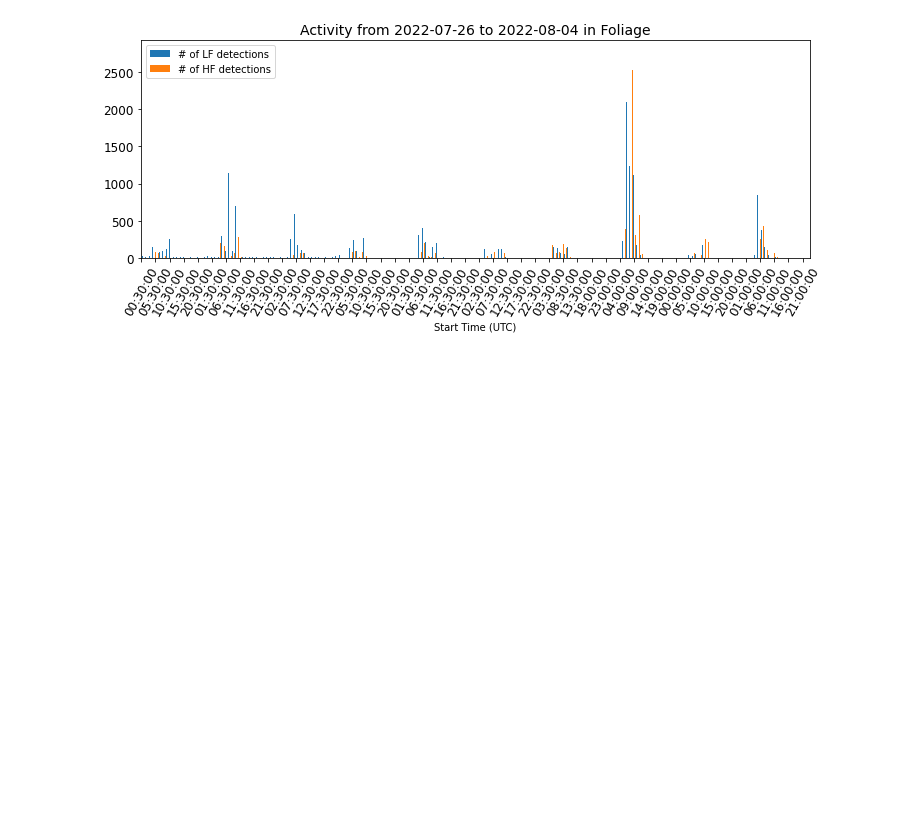
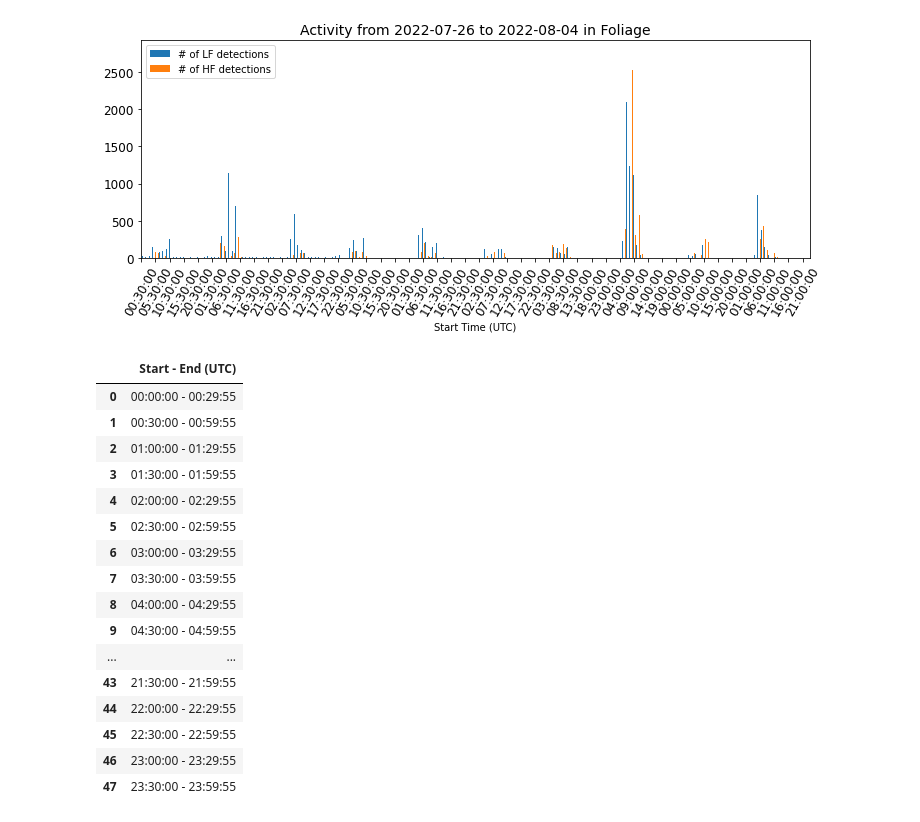
Before and after one commit to uw-echospace/ubna-field, a Jupyter notebook: notebooks/call_number_plotter.ipynb, the cells around one changed output. Cells and saved outputs as stored; diff of their text form; code cells hidden in the pictures; blank space fills up the shorter version.

```diff
--- a/notebooks/call_number_plotter.ipynb
+++ b/notebooks/call_number_plotter.ipynb
@@ -257,3 +256,49 @@ plot_separate(df_all, site_name, save=False)
 plot_total(df_all, site_name, save=True)
 # %% [output]
 [figure]
+# %%
+# detection_dir is the recover-DATE-UNIT_NUM-detect folder where our detections are.
+detection_dir = f"detections/{recover_folder}"
+
+# Construct path object linked to the directory of files for datetime-parsing
+file_dir = Path(detection_dir)
+# We use this to only extract the original file names of the recordings.
+# The detection files will be assembled below.
+sorted_files = sorted(file_dir.glob('hf_*.txt'))
+
+# Create empty DataFrame object with all the required columns
+df = pd.DataFrame(columns=["Start - End (UTC)"])
+time_row = time()
+
+# Iterate through all file paths to extract and store table information for each file
+for i in range(48):
+
+    # Extracting the datetime object from the name of each file
+    file_info = dt.combine(dt.now(), time_row)
+    time_row = (file_info+pd.DateOffset(minutes=30)).time()
+
+    s_time = file_info.time()
+    e_time = (file_info+pd.DateOffset(minutes=29, seconds=55)).time()
+
+    # Add new row with the extracted information
+    df.loc[len(df.index)] = [f"{s_time} - {e_time}"]
+
+df
+# %% [output]
+|  | Start - End (UTC) |
+| 0 | 00:00:00 - 00:29:55 |
+| 1 | 00:30:00 - 00:59:55 |
+| 2 | 01:00:00 - 01:29:55 |
+| 3 | 01:30:00 - 01:59:55 |
+| 4 | 02:00:00 - 02:29:55 |
+| 5 | 02:30:00 - 02:59:55 |
+| 6 | 03:00:00 - 03:29:55 |
+| 7 | 03:30:00 - 03:59:55 |
+| 8 | 04:00:00 - 04:29:55 |
+| 9 | 04:30:00 - 04:59:55 |
+| ... | ... |
+| 43 | 21:30:00 - 21:59:55 |
+| 44 | 22:00:00 - 22:29:55 |
+| 45 | 22:30:00 - 22:59:55 |
+| 46 | 23:00:00 - 23:29:55 |
+| 47 | 23:30:00 - 23:59:55 |
```
Also changed, not shown: parts of 2 cells of this notebook, 1 other file.
